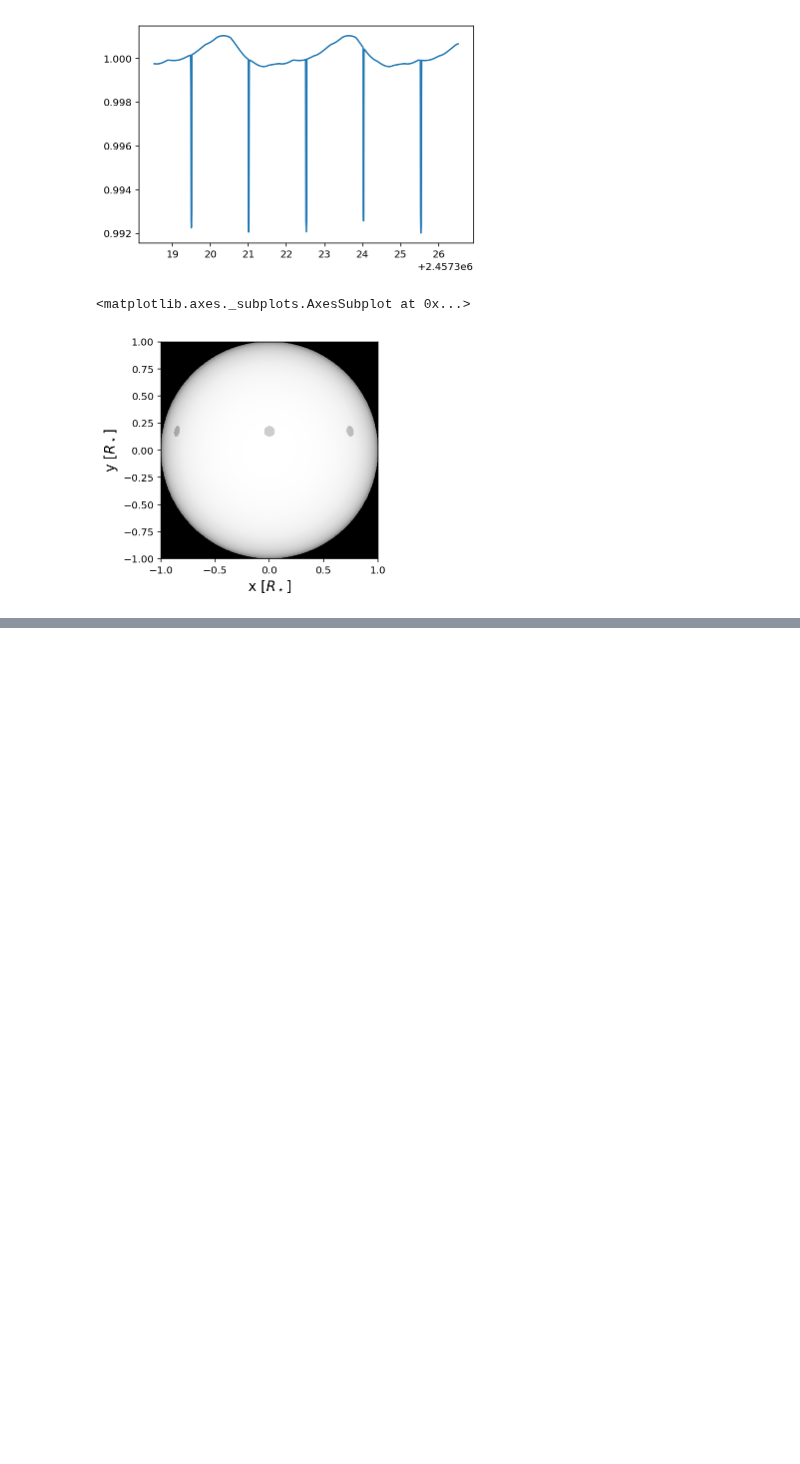
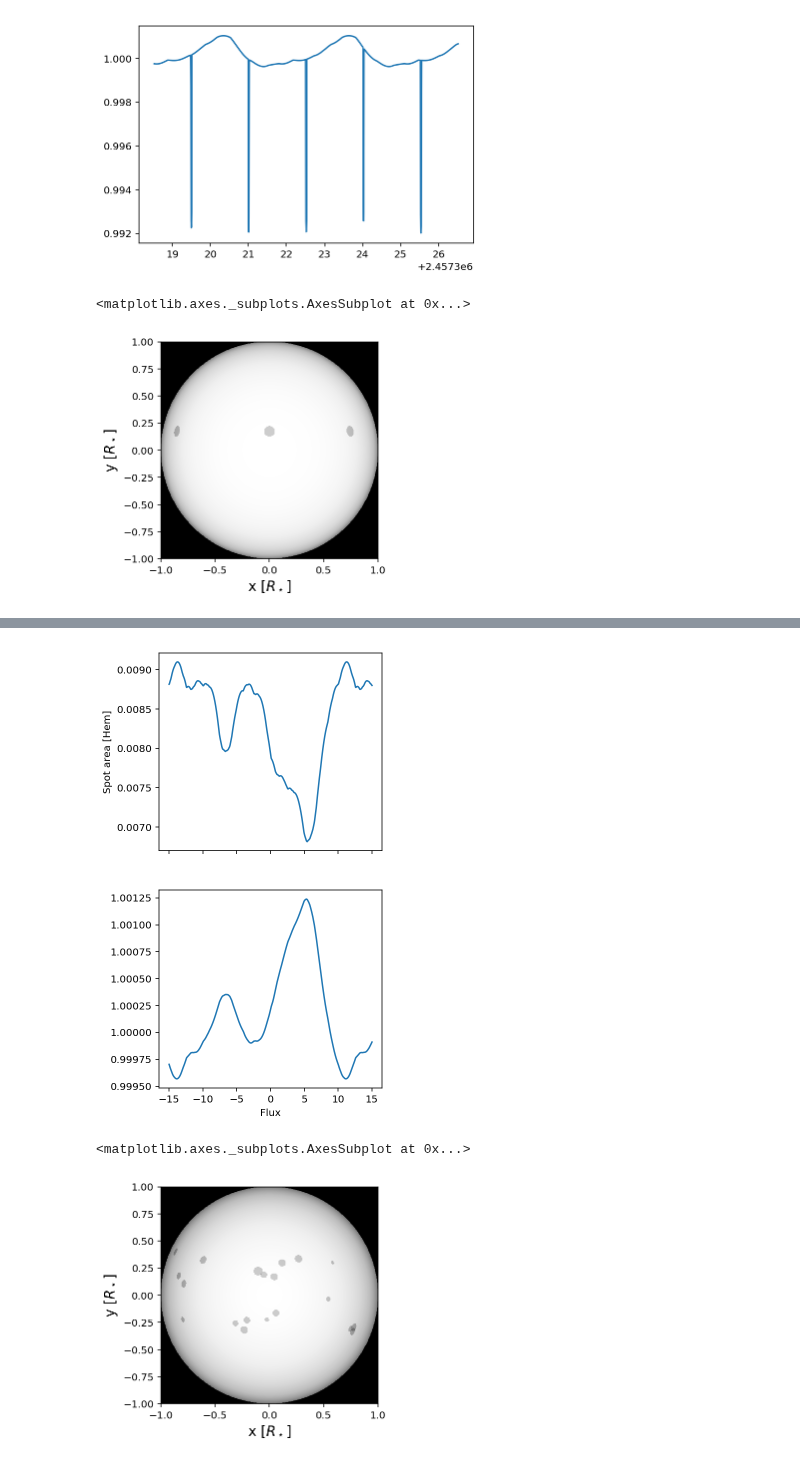
Before and after one commit to bmorris3/libra, a Jupyter notebook: notebooks/make_lc.ipynb, the cells around one changed output, grey strips where cells are left out. Saved outputs shown, nothing was run; the diff lists cells and outputs as text; code cells hidden in the pictures; blank space fills up the shorter version.

```diff
--- a/notebooks/make_lc.ipynb
+++ b/notebooks/make_lc.ipynb
@@ -42,0 +71,35 @@ star.plot()
+# %%
+u1, u2 = trappist1('b').u
+
+# spots = [Spot.from_latlon(10, 0, 0.05),
+#          Spot.from_latlon(10, 120, 0.05),
+#          Spot.from_latlon(10, 140, 0.1)]
+
+spots = [Spot.from_sunspot_distribution(radius_multiplier=5) for i in range(50)]
+
+star = Star(rotation_period=25*u.day,
+            spots=spots, contrast=0.7)
+
+times = np.linspace(-15, 15, 1500)
+
+flux = star.flux(times)
+
+area = star.spotted_area(times)
+flux /= np.median(flux)
+
+transit = transit_model(times, trappist1('b'))
+
+fig, ax= plt.subplots(2, 1, figsize=(4, 8), sharex=True)
+
+ax[0].plot(times, area, label='c = {0:.1f}'.format(c))
+ax[1].plot(times, flux)
+
+ax[0].set_ylabel('Spot area [Hem]')
+ax[1].set_xlabel('Flux')
+plt.legend()
+plt.show()
+star.plot()
+# %% [output]
+[figure, added]
+<matplotlib.axes._subplots.AxesSubplot at 0x...>
+[figure, added]
```
Also changed, not shown: parts of 2 cells of this notebook, 2 other files.
